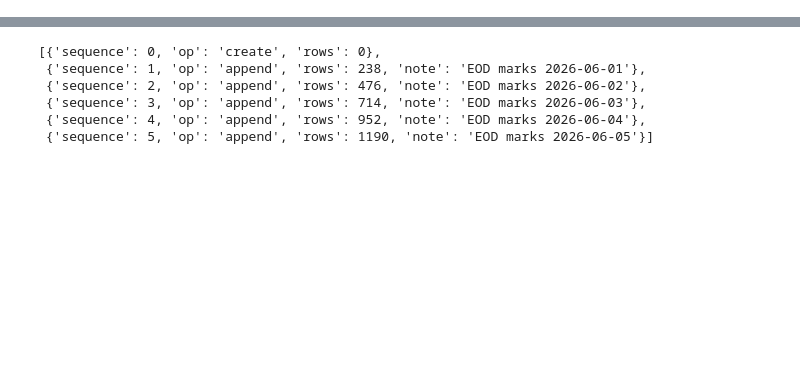
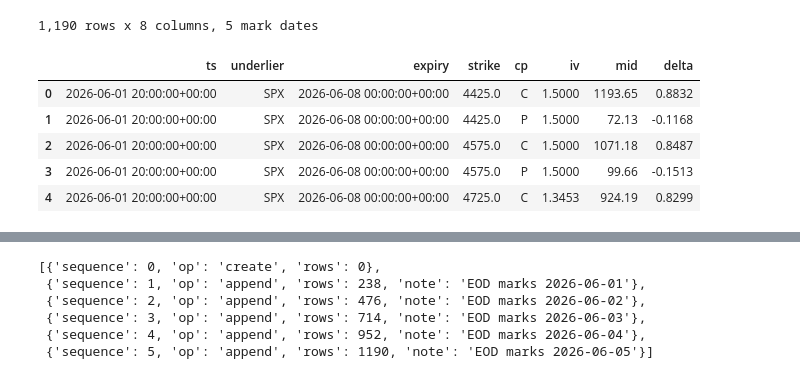
Before and after one commit to h5i-dev/h5i-db-cookbook, a Jupyter notebook: notebooks_ja/03_risk_and_production/07_options_iv_surface.ipynb, the cells around one changed output, grey strips where cells are left out. Saved outputs shown, nothing was run; the diff lists cells and outputs as text; code cells hidden in the pictures; blank space fills up the shorter version.

```diff
--- a/notebooks_ja/03_risk_and_production/07_options_iv_surface.ipynb
+++ b/notebooks_ja/03_risk_and_production/07_options_iv_surface.ipynb
@@ -45,0 +48,13 @@ delta: double
+# %%
+chain = cu.make_option_chain(snapshots=5)
+print(f"{chain.num_rows:,} rows x {chain.num_columns} columns, "
+      f"{len(set(chain['ts'].to_pylist()))} mark dates")
+chain.to_pandas().head()
+# %% [output]
+1,190 rows x 8 columns, 5 mark dates
+|  | ts | underlier | expiry | strike | cp | iv | mid | delta |
+| 0 | 2026-06-01 20:00:00+00:00 | SPX | 2026-06-08 00:00:00+00:00 | 4425.0 | C | 1.5000 | 1193.65 | 0.8832 |
+| 1 | 2026-06-01 20:00:00+00:00 | SPX | 2026-06-08 00:00:00+00:00 | 4425.0 | P | 1.5000 | 72.13 | -0.1168 |
+| 2 | 2026-06-01 20:00:00+00:00 | SPX | 2026-06-08 00:00:00+00:00 | 4575.0 | C | 1.5000 | 1071.18 | 0.8487 |
+| 3 | 2026-06-01 20:00:00+00:00 | SPX | 2026-06-08 00:00:00+00:00 | 4575.0 | P | 1.5000 | 99.66 | -0.1513 |
+| 4 | 2026-06-01 20:00:00+00:00 | SPX | 2026-06-08 00:00:00+00:00 | 4725.0 | C | 1.3453 | 924.19 | 0.8299 |
```
Also changed, not shown: parts of 19 cells of this notebook, 43 other files.
